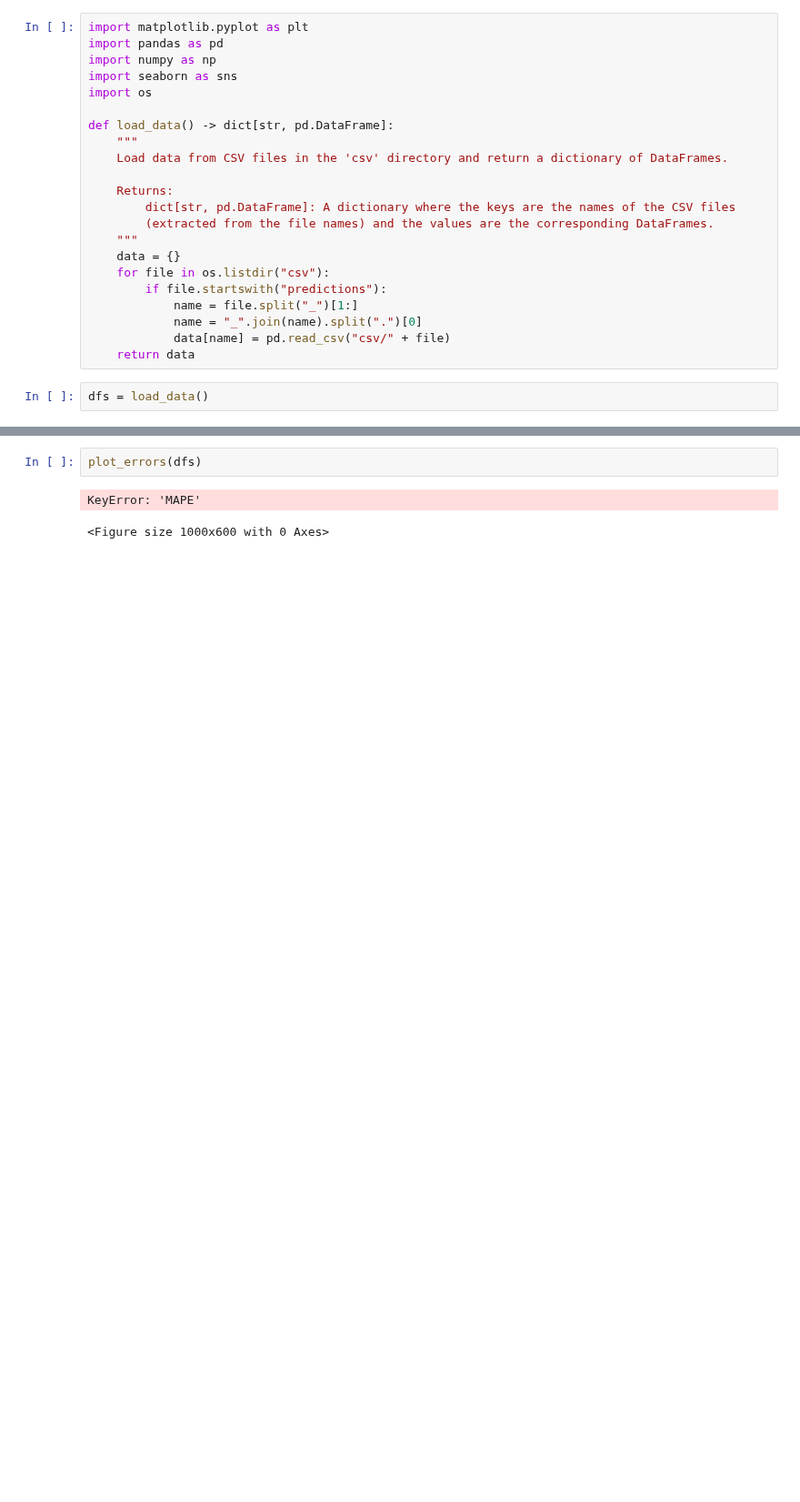
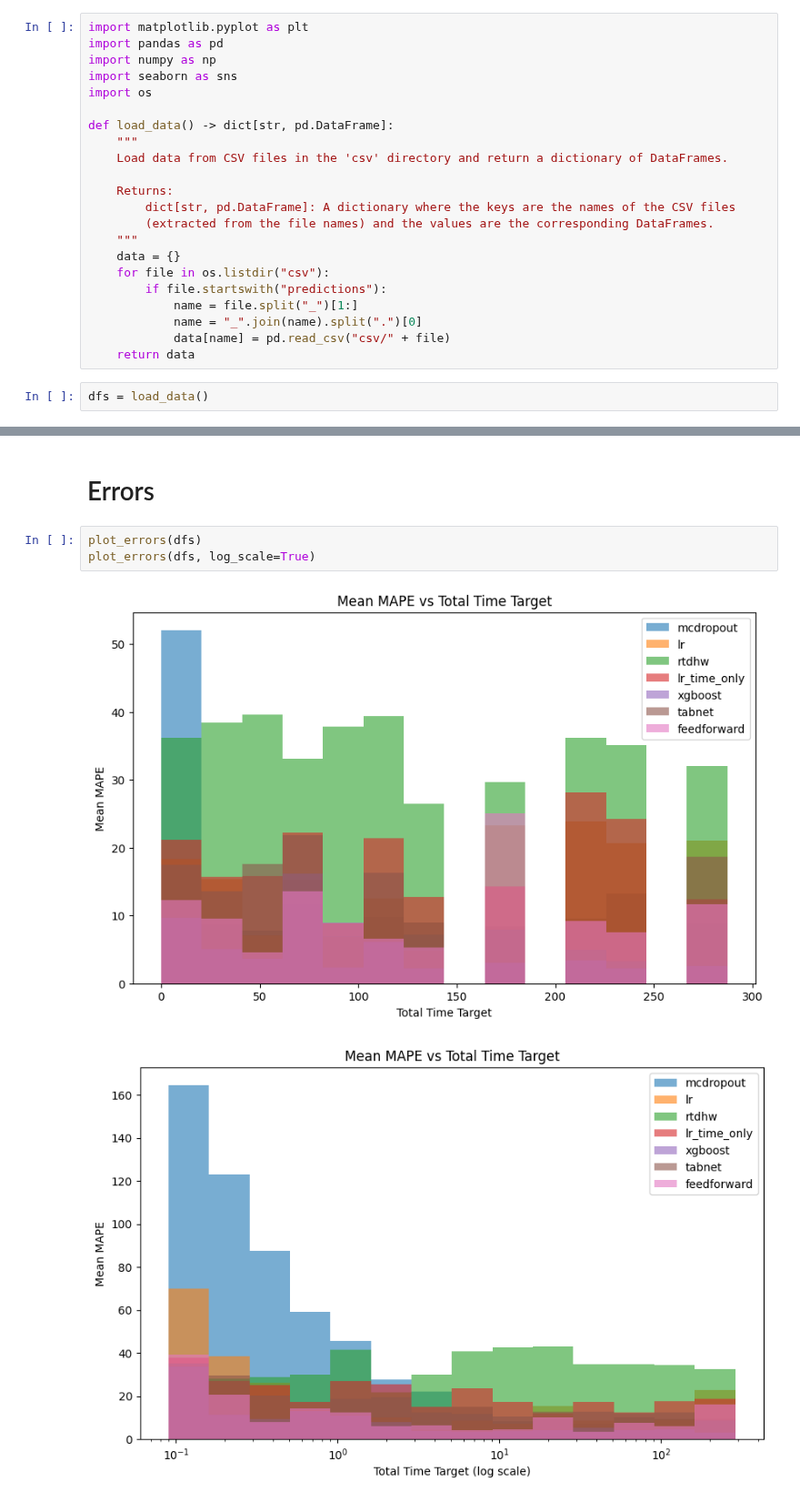
Before and after one commit to FrancoCabezasPoblete/resource-prediction-study, a Jupyter notebook: notebooks/eda_final.ipynb, the cells around one changed output, grey strips where cells are left out. Shown at 91% size. Cells and saved outputs as stored; diff of their text form; blank space fills up the shorter version.

```diff
--- a/notebooks/eda_final.ipynb
+++ b/notebooks/eda_final.ipynb
@@ -77,5 +113,8 @@ plot_MAPE(metrics)
+# %% [markdown]
+# Errors
 # %%
 plot_errors(dfs)
+plot_errors(dfs, log_scale=True)
 # %% [output]
-KeyError: 'MAPE'
-<Figure size 1000x600 with 0 Axes>
+[figure, added]
+[figure, added]
```
Also changed, not shown: parts of 9 cells of this notebook.
